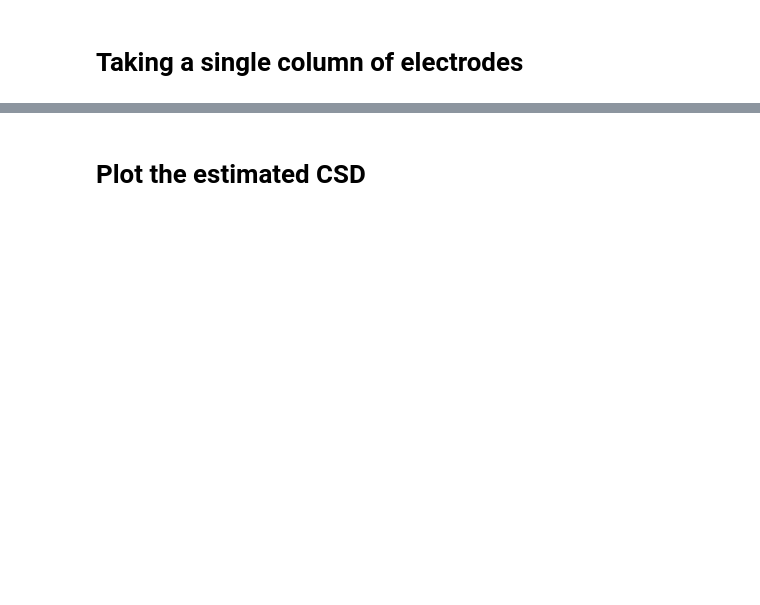
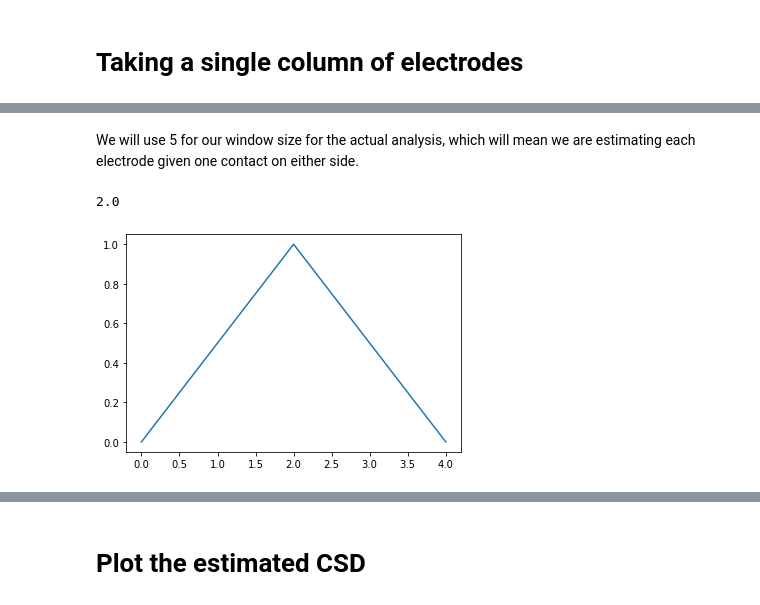
Before and after one commit to svdavid/NEUS642, a Jupyter notebook: notebooks/week6_02-08_CSD/week6_CSD_base.ipynb, the cells around one changed output, grey strips where cells are left out. Cells and saved outputs as stored; diff of their text form; code cells hidden in the pictures; blank space fills up the shorter version.

```diff
--- a/notebooks/week6_02-08_CSD/week6_CSD_base.ipynb
+++ b/notebooks/week6_02-08_CSD/week6_CSD_base.ipynb
@@ -236,0 +307,11 @@ CSD_formatted = convolve2d(lfp_tavg_cent, spatial_filter, mode='same', boundary=
+# %% [markdown]
+ We will use 5 for our window size for the actual analysis, which will mean we are estimating each electrode given one contact on either side.
+# %%
+spatial_filter = np.hanning(5)[:, np.newaxis]
+
+plt.plot(spatial_filter)
+
+np.sum(spatial_filter)
+# %% [output]
+2.0
+[figure, added]
```
Also changed, not shown: parts of 82 cells of this notebook, 1 other file.
